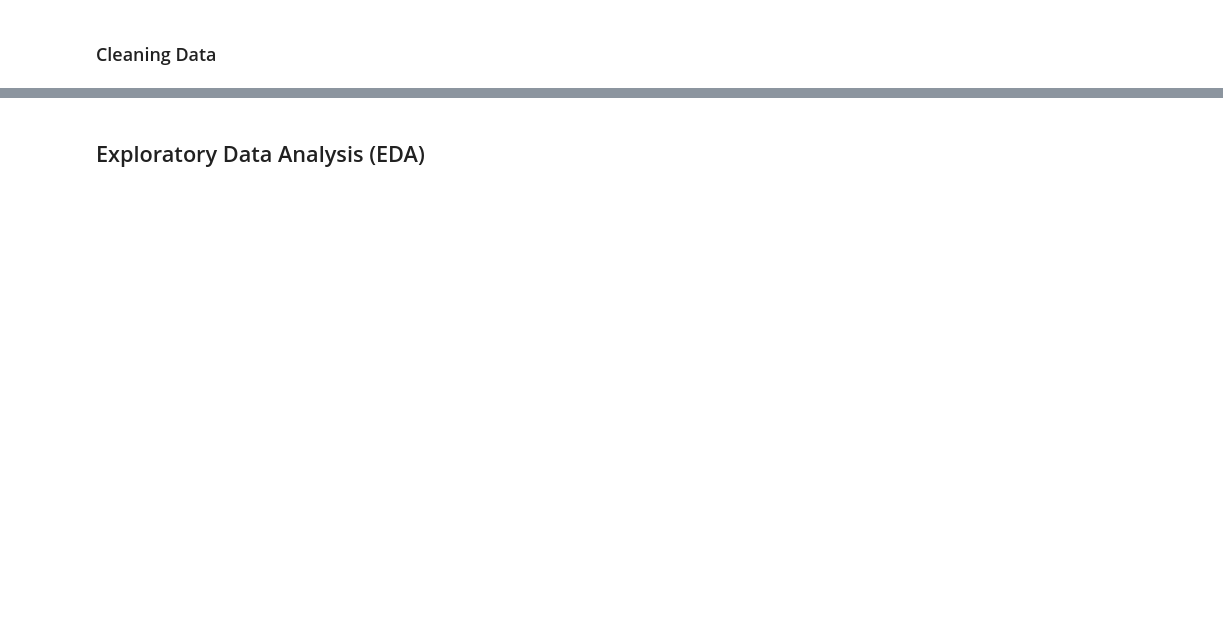
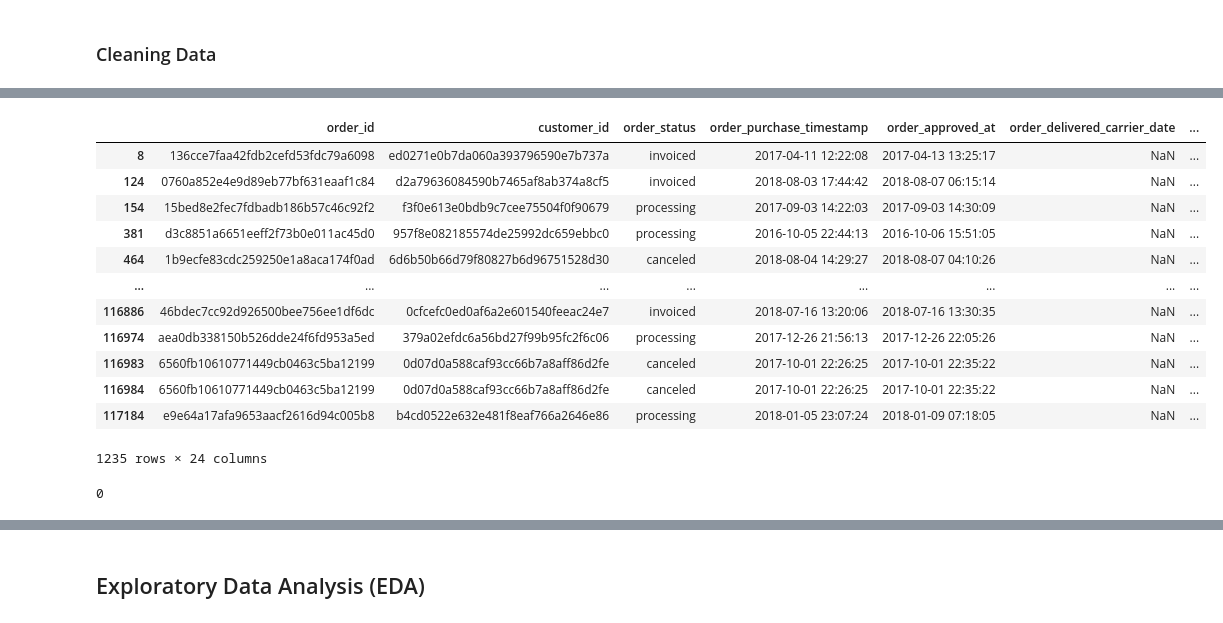
Before and after one commit to ilman79/Project_dicoding, a Jupyter notebook: Project_DataAnalisis.ipynb, the cells around one changed output, grey strips where cells are left out. Drawn from its saved outputs; the diff is of its cells as text; code cells hidden in the pictures; blank space fills up the shorter version.

```diff
--- a/Project_DataAnalisis.ipynb
+++ b/Project_DataAnalisis.ipynb
@@ -341,0 +466,21 @@ Jumlah duplikasi:  0
+# %%
+dataset_penjualan[dataset_penjualan.order_delivered_carrier_date.isna()]
+# %% [output]
+|  | order_id | customer_id | order_status | order_purchase_timestamp | order_approved_at | order_delivered_carrier_date | ... |
+| 8 | 136cce7faa42fdb2cefd53fdc79a6098 | ed0271e0b7da060a393796590e7b737a | invoiced | 2017-04-11 12:22:08 | 2017-04-13 13:25:17 | NaN | ... |
+| 124 | 0760a852e4e9d89eb77bf631eaaf1c84 | d2a79636084590b7465af8ab374a8cf5 | invoiced | 2018-08-03 17:44:42 | 2018-08-07 06:15:14 | NaN | ... |
+| 154 | 15bed8e2fec7fdbadb186b57c46c92f2 | f3f0e613e0bdb9c7cee75504f0f90679 | processing | 2017-09-03 14:22:03 | 2017-09-03 14:30:09 | NaN | ... |
+| 381 | d3c8851a6651eeff2f73b0e011ac45d0 | 957f8e082185574de25992dc659ebbc0 | processing | 2016-10-05 22:44:13 | 2016-10-06 15:51:05 | NaN | ... |
+| 464 | 1b9ecfe83cdc259250e1a8aca174f0ad | 6d6b50b66d79f80827b6d96751528d30 | canceled | 2018-08-04 14:29:27 | 2018-08-07 04:10:26 | NaN | ... |
+| ... | ... | ... | ... | ... | ... | ... | ... |
+| 116886 | 46bdec7cc92d926500bee756ee1df6dc | 0cfcefc0ed0af6a2e601540feeac24e7 | invoiced | 2018-07-16 13:20:06 | 2018-07-16 13:30:35 | NaN | ... |
+| 116974 | aea0db338150b526dde24f6fd953a5ed | 379a02efdc6a56bd27f99b95fc2f6c06 | processing | 2017-12-26 21:56:13 | 2017-12-26 22:05:26 | NaN | ... |
+| 116983 | 6560fb10610771449cb0463c5ba12199 | 0d07d0a588caf93cc66b7a8aff86d2fe | canceled | 2017-10-01 22:26:25 | 2017-10-01 22:35:22 | NaN | ... |
+| 116984 | 6560fb10610771449cb0463c5ba12199 | 0d07d0a588caf93cc66b7a8aff86d2fe | canceled | 2017-10-01 22:26:25 | 2017-10-01 22:35:22 | NaN | ... |
+| 117184 | e9e64a17afa9653aacf2616d94c005b8 | b4cd0522e632e481f8eaf766a2646e86 | processing | 2018-01-05 23:07:24 | 2018-01-09 07:18:05 | NaN | ... |
+1235 rows × 24 columns
+# %%
+dataset_penjualan.order_delivered_carrier_date.fillna(value="Not Record", inplace=True)
+dataset_penjualan.order_delivered_carrier_date.isna().sum()
+# %% [output]
+0
```
Also changed, not shown: parts of 42 cells of this notebook.
